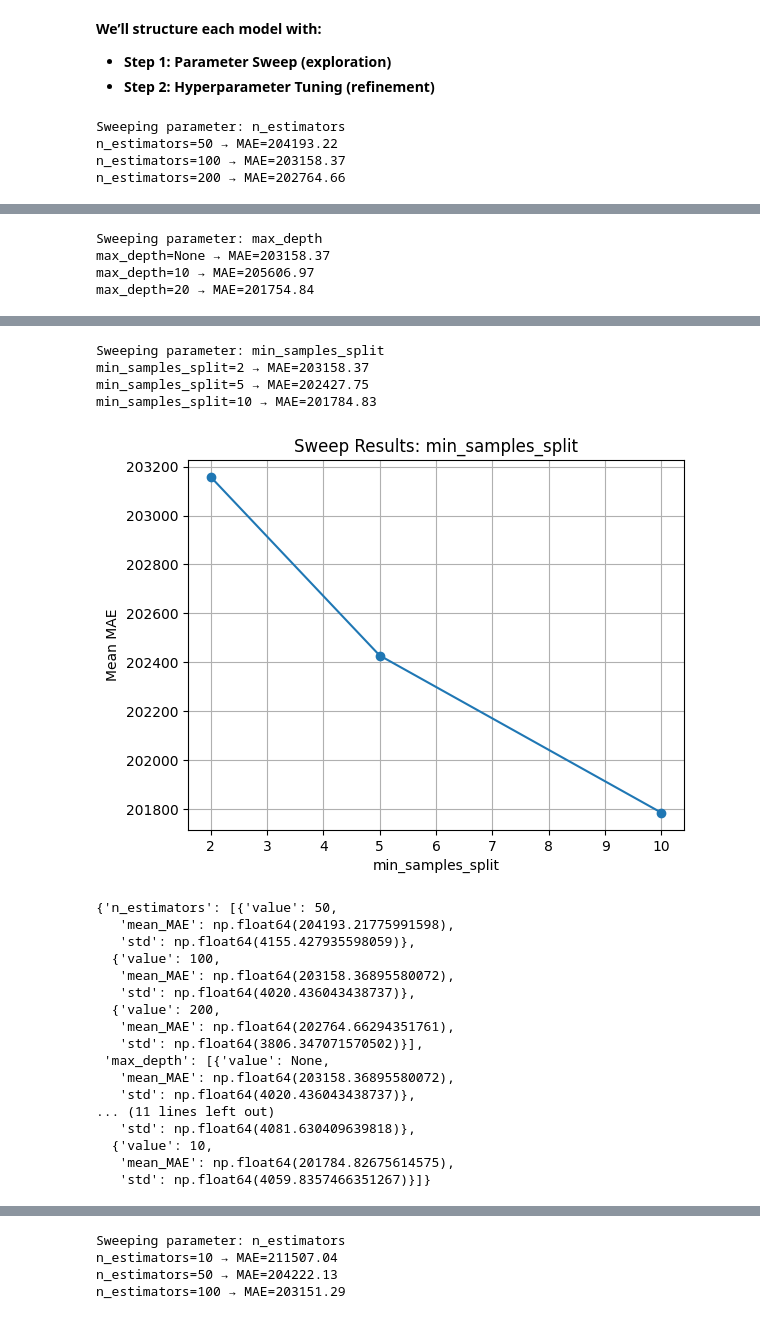
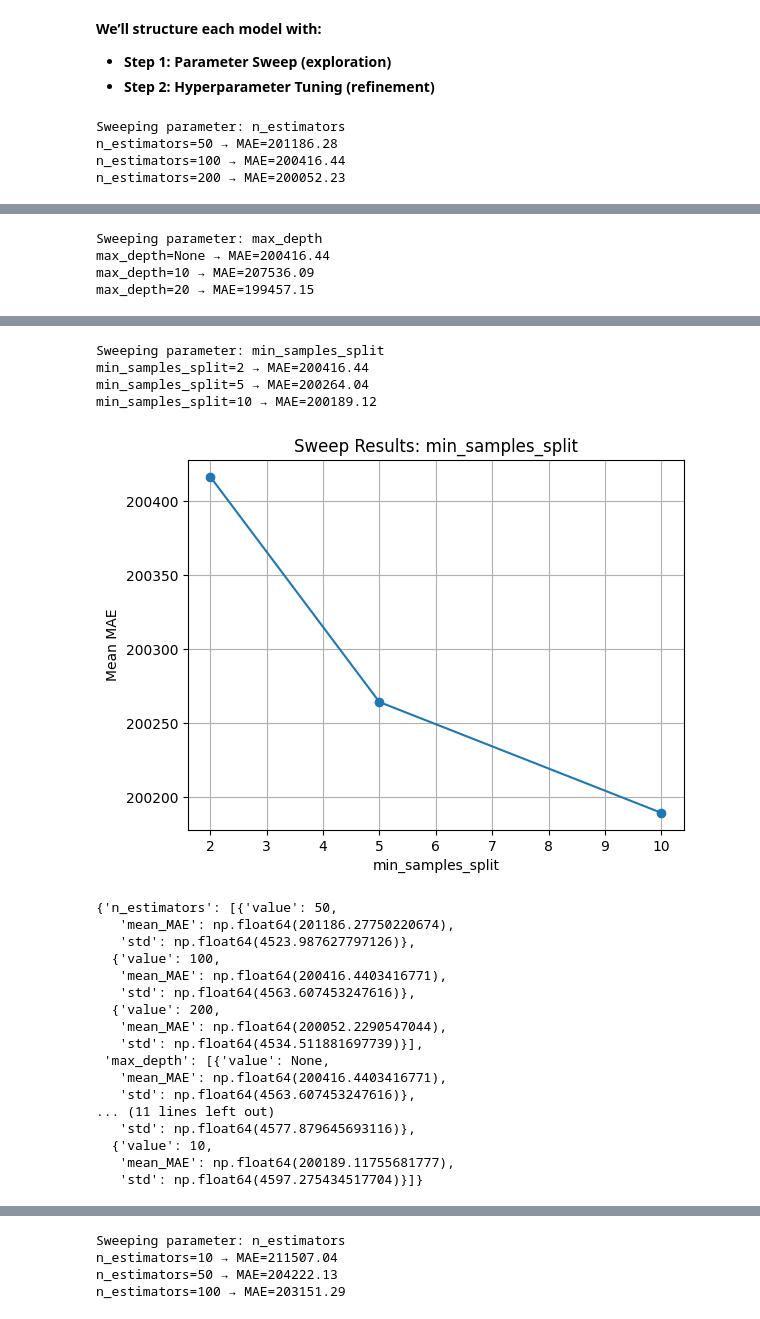
Before and after one commit to jasser-dh/Module-3-Assignments, a Jupyter notebook: Milestone_02.ipynb, the cells around one changed output, grey strips where cells are left out. Drawn from its saved outputs; the diff is of its cells as text; code cells hidden in the pictures.

Commit message:
finalize milestone 2

```diff
--- a/Milestone_02.ipynb
+++ b/Milestone_02.ipynb
@@ -696,12 +696,20 @@ In this final phase of Milestone 2, you’ll select and refine your **three most
 3. Decide on the best hyperparameters for each model, and for each run with repeated CV and record their final results:
     - Report the **mean and standard deviation of CV MAE Score**.
 # %%
+# -----------------------------------------------------------------------
+# Random Forest:
+# Using the original scaled features (without the engineered features) of the cleaned dataset at part3 in milestone 1 (the cleaned dataset that milestone 2 starts with)
+# -----------------------------------------------------------------------
+
+X_rf_scaled = X_train_scaled.copy() # only original scaled features of the cleaned dataset in milestone 1
+
 
 # ---------------------------------------------------------------------------
-# Feature subsets (based on feature selection done in Part3 for each model)
+# Bagging and HistGradientBoosting models:
+# Feature subsets (based on feature selection done in Part3)
 # ---------------------------------------------------------------------------
 
-features_rf_bag = [
+features_bag = [
     'calculatedfinishedsquarefeet',
     'latitude',
     'longitude',
@@ -722,14 +730,14 @@ features_hgb = [
 ]
 
 # Create subset datasets from the dataset that holds raw features + engineered features
-X_rf_bag = X_train_fe[features_rf_bag].copy()
+X_bag = X_train_fe[features_bag].copy()
 X_hgb = X_train_fe[features_hgb].copy()
 
 
 
 # Scale for Random Forest & Bagging training set
-scaler_rf_bag = StandardScaler()
-X_rf_bag_scaled = scaler_rf_bag.fit_transform(X_rf_bag)
+scaler_bag = StandardScaler()
+X_bag_scaled = scaler_bag.fit_transform(X_bag)
 
 # Scale for HistGradientBoosting
 scaler_hgb = StandardScaler()
@@ -815,7 +823,7 @@ rf_param_grid = {
 rf_sweep_results = sweep_parameters(
     RandomForestRegressor,
     rf_param_grid,
-    X_rf_bag_scaled,
+    X_rf_scaled,
     y_train,
     cv=5,
     random_state=random_state
@@ -824,6 +832,6 @@ rf_sweep_results = sweep_parameters(
 rf_sweep_results
 # %% [output]
 Sweeping parameter: n_estimators
-n_estimators=50 → MAE=204193.22
-n_estimators=100 → MAE=203158.37
-n_estimators=200 → MAE=202764.66
+n_estimators=50 → MAE=201186.28
+n_estimators=100 → MAE=200416.44
+n_estimators=200 → MAE=200052.23
@@ -831,4 +839,4 @@ n_estimators=200 → MAE=202764.66
 Sweeping parameter: max_depth
-max_depth=None → MAE=203158.37
-max_depth=10 → MAE=205606.97
-max_depth=20 → MAE=201754.84
+max_depth=None → MAE=200416.44
+max_depth=10 → MAE=207536.09
+max_depth=20 → MAE=199457.15
@@ -836,25 +844,25 @@ max_depth=20 → MAE=201754.84
 Sweeping parameter: min_samples_split
-min_samples_split=2 → MAE=203158.37
-min_samples_split=5 → MAE=202427.75
-min_samples_split=10 → MAE=201784.83
+min_samples_split=2 → MAE=200416.44
+min_samples_split=5 → MAE=200264.04
+min_samples_split=10 → MAE=200189.12
-[figure, old version]
+[figure, new version]
 {'n_estimators': [{'value': 50,
-   'mean_MAE': np.float64(204193.21775991598),
-   'std': np.float64(4155.427935598059)},
+   'mean_MAE': np.float64(201186.27750220674),
+   'std': np.float64(4523.987627797126)},
   {'value': 100,
-   'mean_MAE': np.float64(203158.36895580072),
-   'std': np.float64(4020.436043438737)},
+   'mean_MAE': np.float64(200416.4403416771),
+   'std': np.float64(4563.607453247616)},
   {'value': 200,
-   'mean_MAE': np.float64(202764.66294351761),
-   'std': np.float64(3806.347071570502)}],
+   'mean_MAE': np.float64(200052.2290547044),
+   'std': np.float64(4534.511881697739)}],
  'max_depth': [{'value': None,
-   'mean_MAE': np.float64(203158.36895580072),
-   'std': np.float64(4020.436043438737)},
+   'mean_MAE': np.float64(200416.4403416771),
+   'std': np.float64(4563.607453247616)},
 ... (11 lines left out)
-   'std': np.float64(4081.630409639818)},
+   'std': np.float64(4577.879645693116)},
   {'value': 10,
-   'mean_MAE': np.float64(201784.82675614575),
-   'std': np.float64(4059.8357466351267)}]}
+   'mean_MAE': np.float64(200189.11755681777),
+   'std': np.float64(4597.275434517704)}]}
 # %%
 # ------------------------------------------------------------------
 # Model 1: Random Forest | Step 2: RandomizedSearchCV (Refined Search)
```
Also changed, not shown: parts of 19 cells of this notebook, 1 other file.
